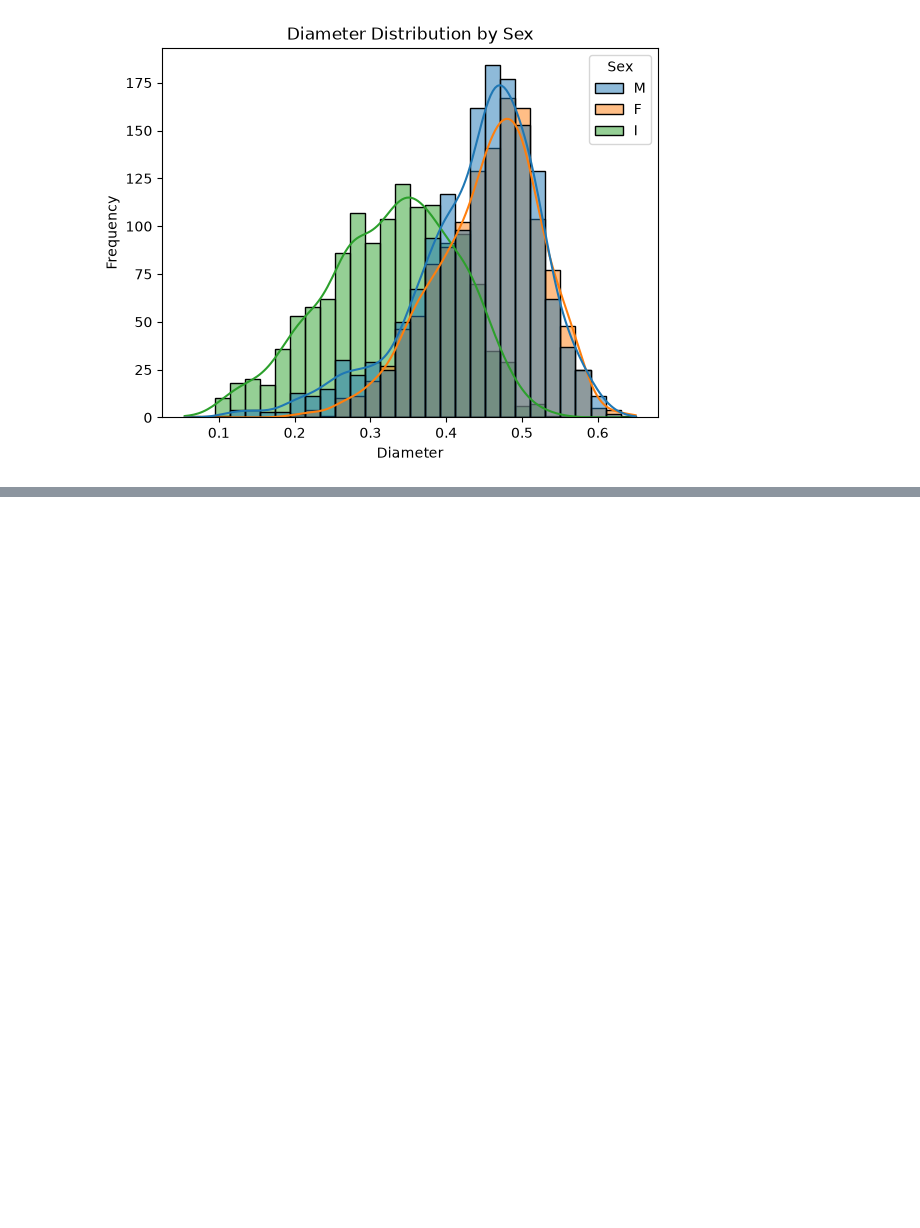
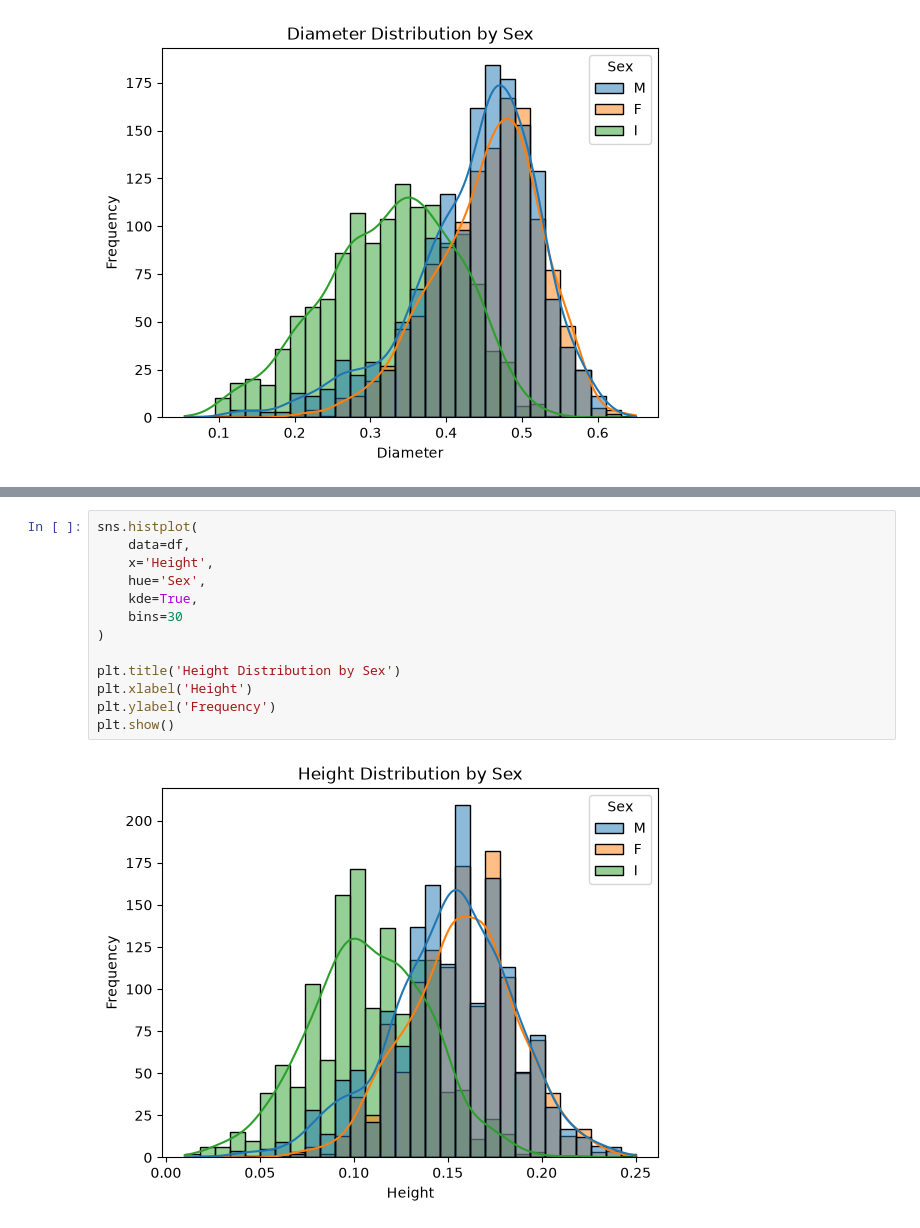
Before and after one commit to 2026623-Student/Statistical-Project, a Jupyter notebook: CA2_Statistical.ipynb, the cells around one changed output, grey strips where cells are left out. Drawn from its saved outputs; the diff is of its cells as text; blank space fills up the shorter version.

```diff
--- a/CA2_Statistical.ipynb
+++ b/CA2_Statistical.ipynb
@@ -337,0 +492,15 @@ plt.show()
+# %%
+sns.histplot(
+    data=df,
+    x='Height',
+    hue='Sex',
+    kde=True,
+    bins=30
+)
+
+plt.title('Height Distribution by Sex')
+plt.xlabel('Height')
+plt.ylabel('Frequency')
+plt.show()
+# %% [output]
+[figure, added]
```
Also changed, not shown: parts of 46 cells of this notebook.
